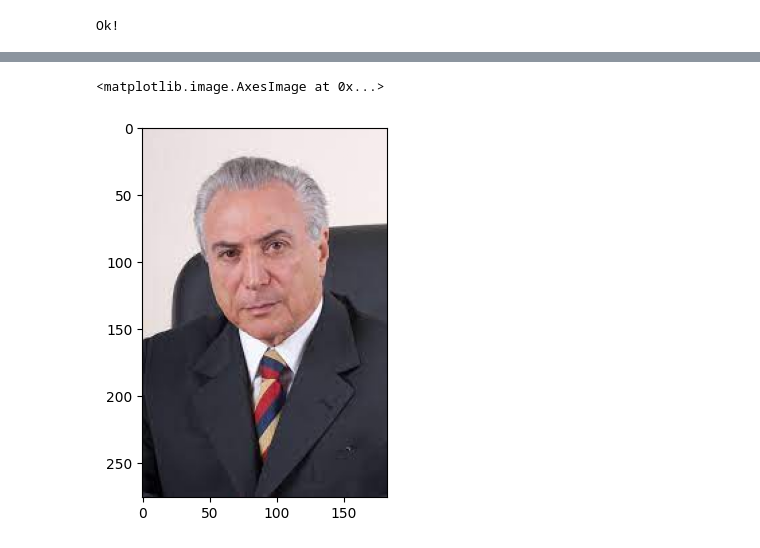
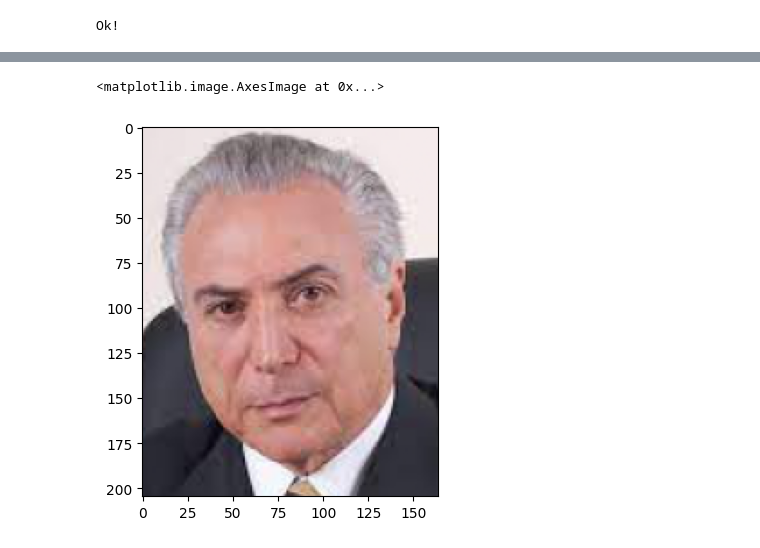
Before and after one commit to ebouhid/faceRecognition, a Jupyter notebook: predictions.ipynb, the cells around one changed output, grey strips where cells are left out. Drawn from its saved outputs; the diff is of its cells as text; code cells hidden in the pictures.

```diff
--- a/predictions.ipynb
+++ b/predictions.ipynb
@@ -125,11 +140,11 @@ pprint(top_matches)
 # %%
-temer = Image.open('michelzinho.jpeg')
+temer = Image.open('michelzinho.png').convert('RGB')
 temer = np.asarray(temer).transpose(2, 0, 1)
 temer = np.float32(temer) / 255.
 plt.imshow(temer.transpose(1, 2, 0))
 # %% [output]
 <matplotlib.image.AxesImage at 0x...>
-[figure, old version]
+[figure, new version]
 # %%
 temer_embed = model.get_embedding(torch.Tensor(temer).to('cuda').unsqueeze(0))
 sim_scores = []
```
Also changed, not shown: parts of 7 cells of this notebook.
